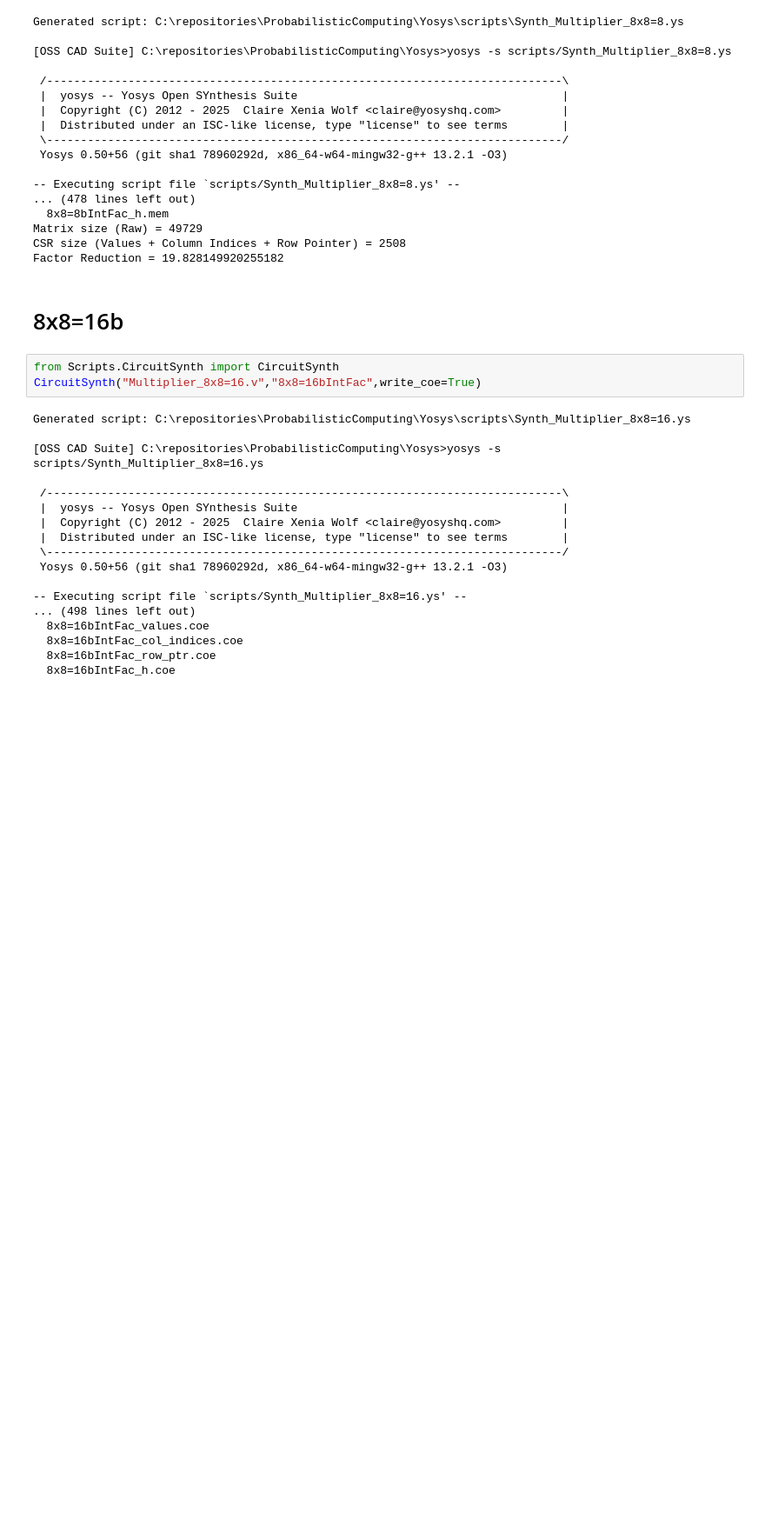
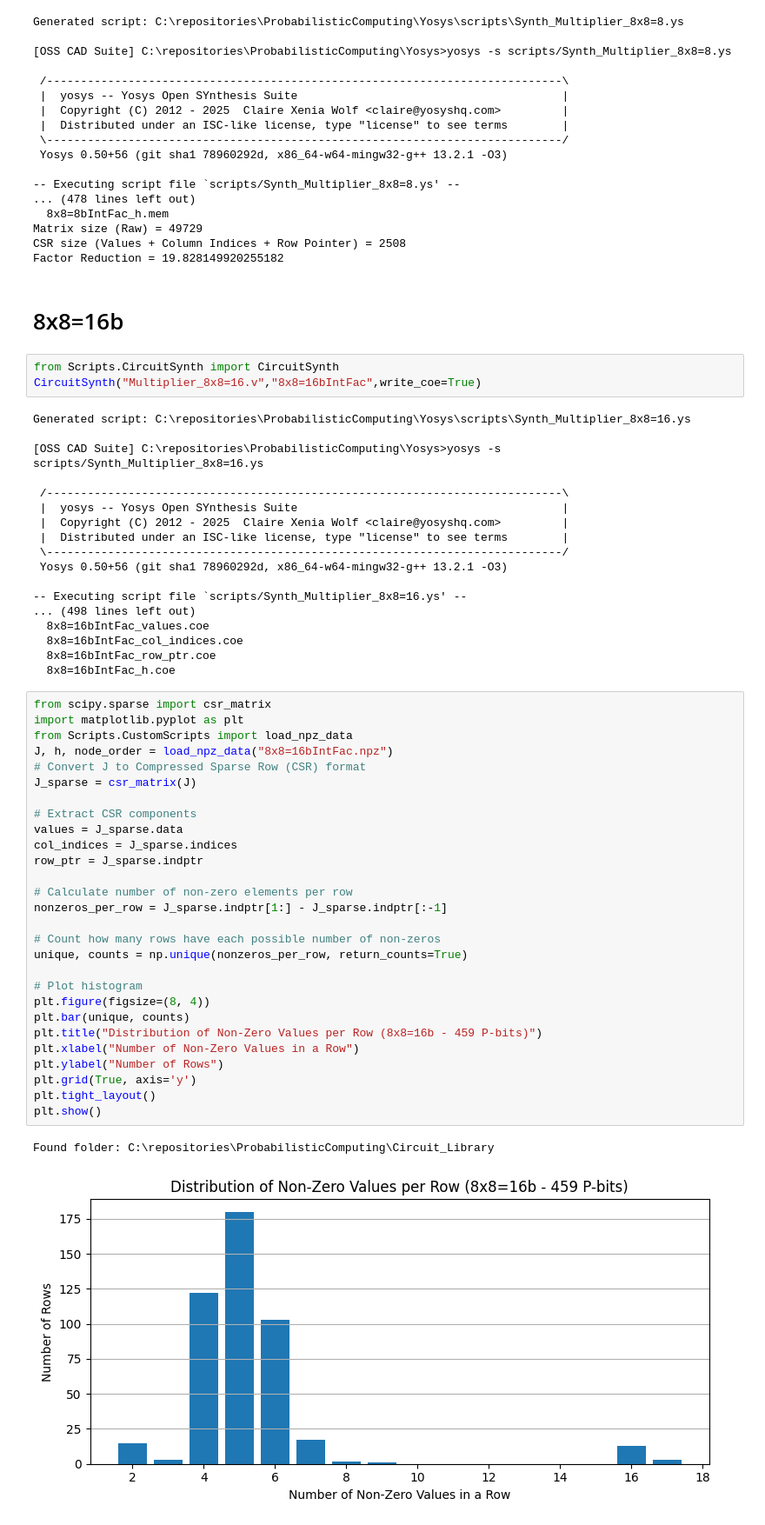
Before and after one commit to ThomasSChristiansen/ProbabilisticComputing, a Jupyter notebook: Integer Factorization/8bit_IntFac/8bit_IntFac_Param.ipynb, the cells around one changed output. Shown at 87% size. Cells and saved outputs as stored; diff of their text form; blank space fills up the shorter version.

Commit message:
Non-zero distribution

```diff
--- a/Integer Factorization/8bit_IntFac/8bit_IntFac_Param.ipynb
+++ b/Integer Factorization/8bit_IntFac/8bit_IntFac_Param.ipynb
@@ -44,3 +44,34 @@ Generated script: C:\repositories\ProbabilisticComputing\Yosys\scripts\Synth_Mul
   8x8=16bIntFac_col_indices.coe
   8x8=16bIntFac_row_ptr.coe
   8x8=16bIntFac_h.coe
+# %%
+from scipy.sparse import csr_matrix
+import matplotlib.pyplot as plt
+from Scripts.CustomScripts import load_npz_data
+J, h, node_order = load_npz_data("8x8=16bIntFac.npz")
+# Convert J to Compressed Sparse Row (CSR) format
+J_sparse = csr_matrix(J)
+
+# Extract CSR components
+values = J_sparse.data
+col_indices = J_sparse.indices
+row_ptr = J_sparse.indptr
+
+# Calculate number of non-zero elements per row
+nonzeros_per_row = J_sparse.indptr[1:] - J_sparse.indptr[:-1]
+
+# Count how many rows have each possible number of non-zeros
+unique, counts = np.unique(nonzeros_per_row, return_counts=True)
+
+# Plot histogram
+plt.figure(figsize=(8, 4))
+plt.bar(unique, counts)
+plt.title("Distribution of Non-Zero Values per Row (8x8=16b - 459 P-bits)")
+plt.xlabel("Number of Non-Zero Values in a Row")
+plt.ylabel("Number of Rows")
+plt.grid(True, axis='y')
+plt.tight_layout()
+plt.show()
+# %% [output]
+Found folder: C:\repositories\ProbabilisticComputing\Circuit_Library
+[figure, added]
```
